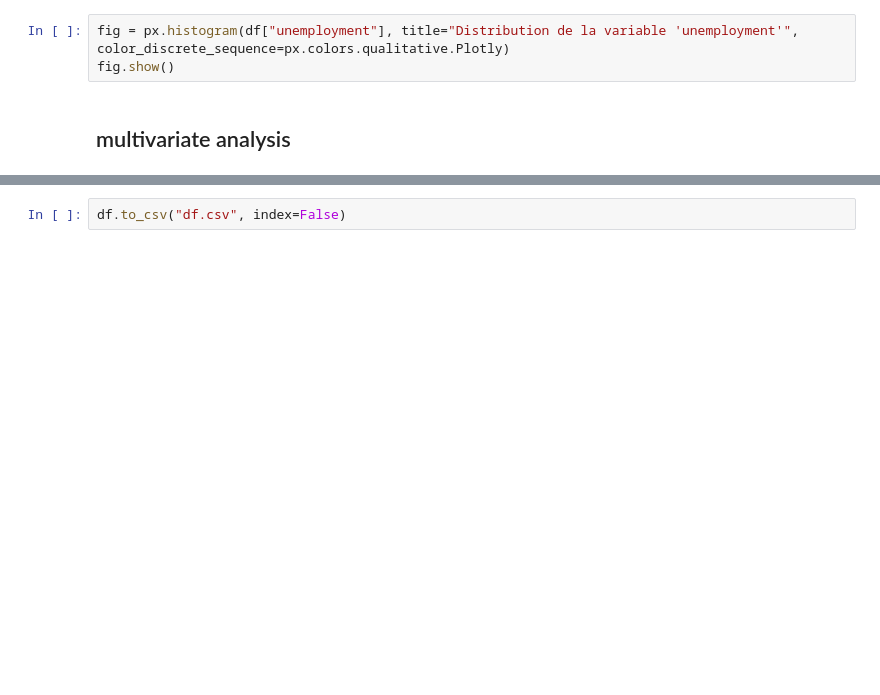
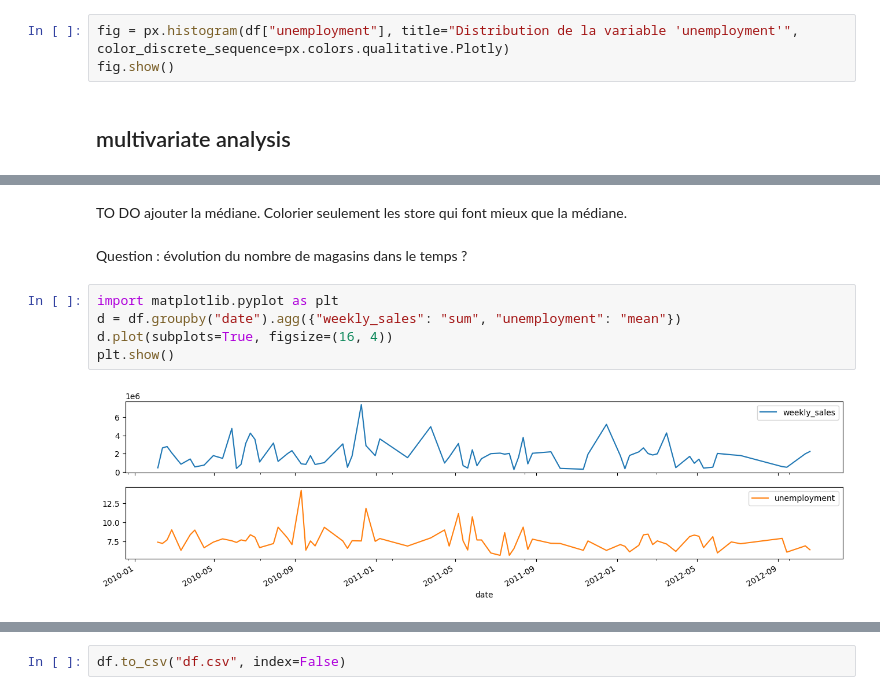
Before and after one commit to helene-mourez/WALMART_SALES, a Jupyter notebook: 02_walmart_sales_eda.ipynb, the cells around one changed output, grey strips where cells are left out. Drawn from its saved outputs; the diff is of its cells as text; blank space fills up the shorter version.

```diff
--- a/02_walmart_sales_eda.ipynb
+++ b/02_walmart_sales_eda.ipynb
@@ -544,0 +614,11 @@ fig.show()
+# %% [markdown]
+TO DO ajouter la médiane. Colorier seulement les store qui font mieux que la médiane.
+# %% [markdown]
+Question : évolution du nombre de magasins dans le temps ?
+# %%
+import matplotlib.pyplot as plt
+d = df.groupby("date").agg({"weekly_sales": "sum", "unemployment": "mean"})
+d.plot(subplots=True, figsize=(16, 4))
+plt.show()
+# %% [output]
+[figure, added]
```
Also changed, not shown: parts of 40 cells of this notebook, 2 other files.
